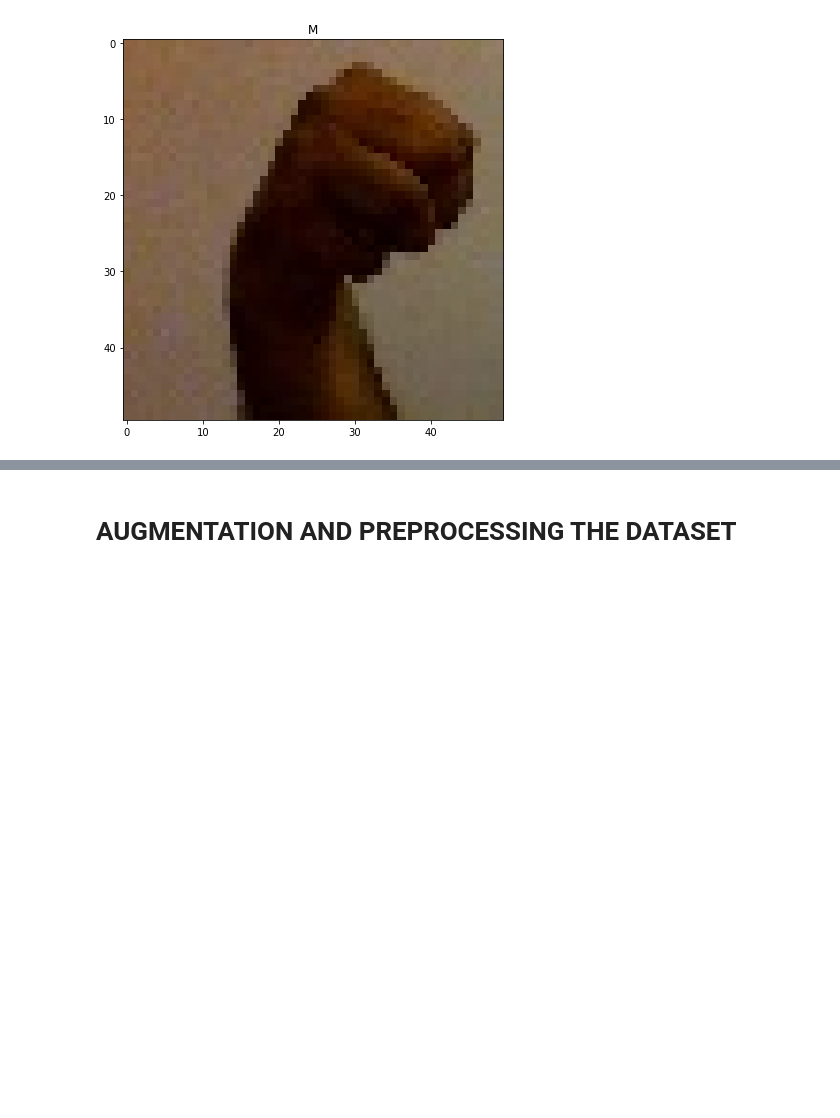
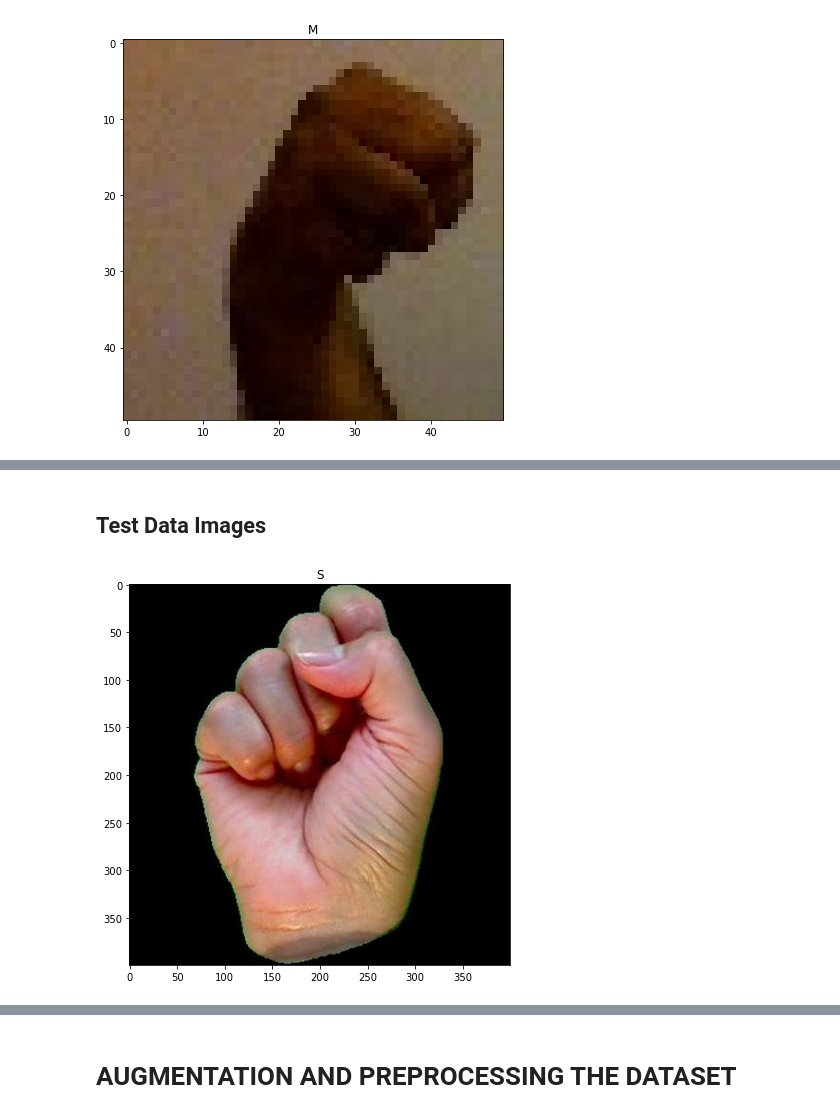
Before and after one commit to Manipct/IBM-Project-373-1658298678, a Jupyter notebook: Project Development Phase/Sprint 1/Data Collection and Data Preprocessing.ipynb, the cells around one changed output, grey strips where cells are left out. Drawn from its saved outputs; the diff is of its cells as text; code cells hidden in the pictures; blank space fills up the shorter version.

```diff
--- a/Project Development Phase/Sprint 1/Data Collection and Data Preprocessing.ipynb
+++ b/Project Development Phase/Sprint 1/Data Collection and Data Preprocessing.ipynb
@@ -61,0 +73,7 @@ display(sign_img,'M')
+# %% [markdown]
+## Test Data Images
+# %%
+sign_img = cv2.imread(test_data_path+'S/S_15.jpeg')
+display(sign_img,'S')
+# %% [output]
+[figure, added]
```
Also changed, not shown: parts of 24 cells of this notebook.
